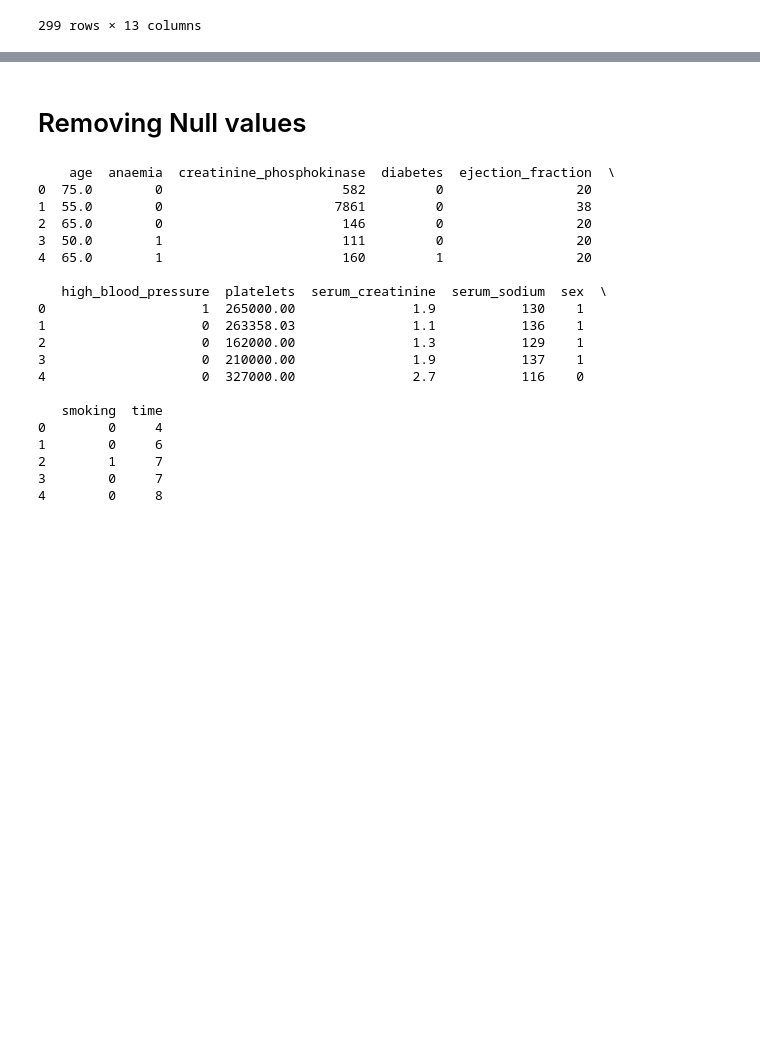
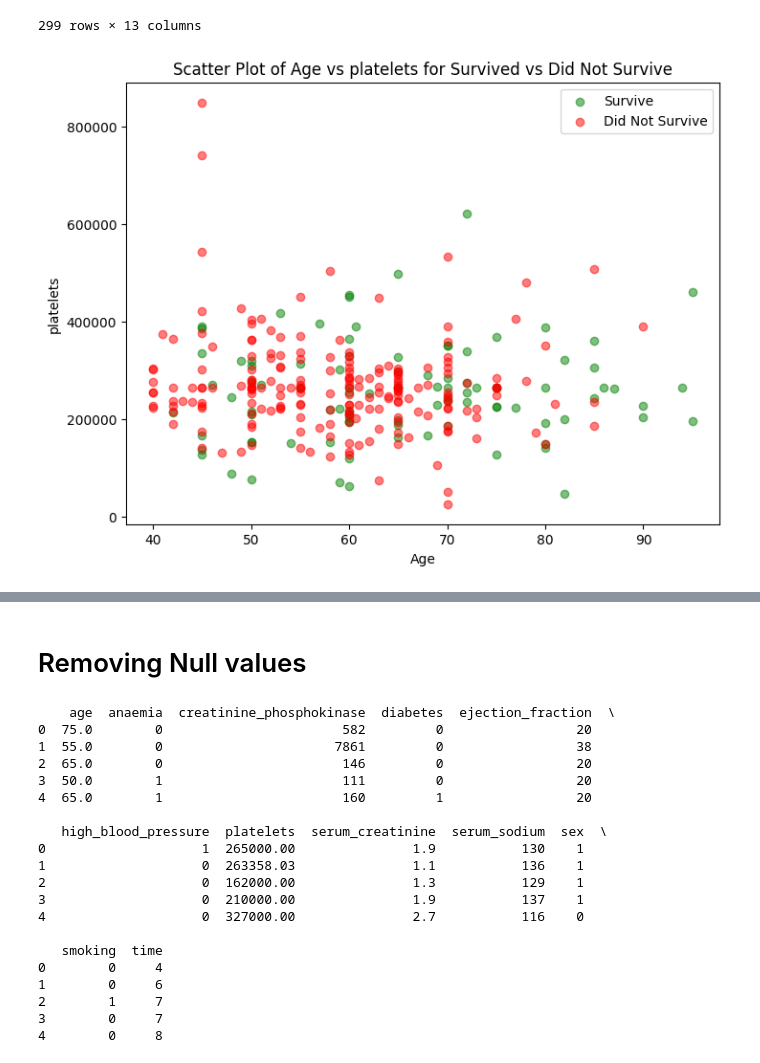
Before and after one commit to LokeshYarramallu/AM_ACM-AI_ML_Models, a Jupyter notebook: Decision_Tree/Hear_failure_prediction/heart_failure_prediction.ipynb, the cells around one changed output, grey strips where cells are left out. Saved outputs shown, nothing was run; the diff lists cells and outputs as text; code cells hidden in the pictures; blank space fills up the shorter version.

Commit message:
added graphs before applying classifier

```diff
--- a/Decision_Tree/Hear_failure_prediction/heart_failure_prediction.ipynb
+++ b/Decision_Tree/Hear_failure_prediction/heart_failure_prediction.ipynb
@@ -39,3 +40,14 @@ dataset
 | 297 | 45.0 | 0 | 2413 | 0 | 38 | 0 | 140000.00 | ... |
 | 298 | 50.0 | 0 | 196 | 0 | 45 | 0 | 395000.00 | ... |
 299 rows × 13 columns
+# %%
+plt.figure(figsize=(8, 6))
+plt.scatter(dataset[dataset['DEATH_EVENT'] == 1]['age'], dataset[dataset['DEATH_EVENT'] == 1]['platelets'], c='green', label='Survive', alpha=0.5)
+plt.scatter(dataset[dataset['DEATH_EVENT'] == 0]['age'], dataset[dataset['DEATH_EVENT'] == 0]['platelets'], c='red', label='Did Not Survive', alpha=0.5)
+plt.xlabel('Age')
+plt.ylabel('platelets')
+plt.legend()
+plt.title('Scatter Plot of Age vs platelets for Survived vs Did Not Survive')
+plt.show()
+# %% [output]
+[figure, added]
```
Also changed, not shown: parts of 9 cells of this notebook.
